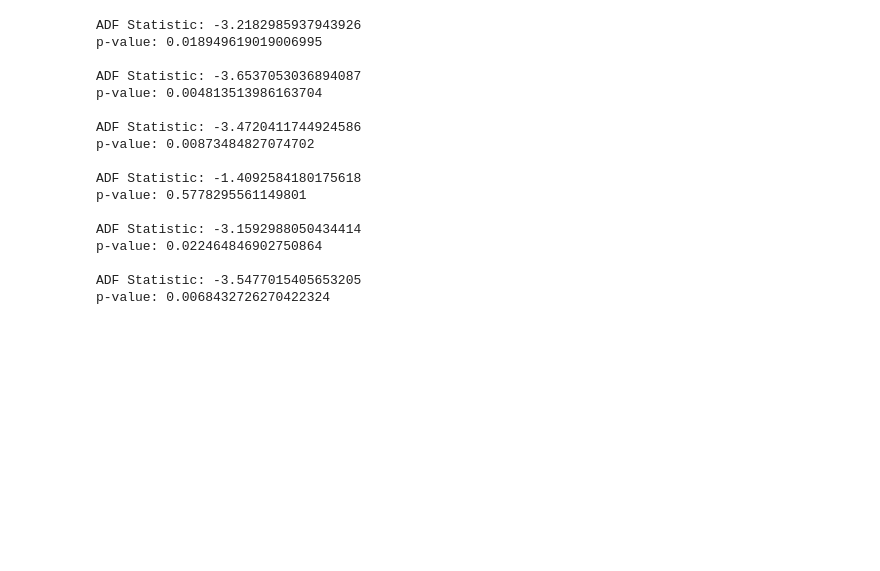
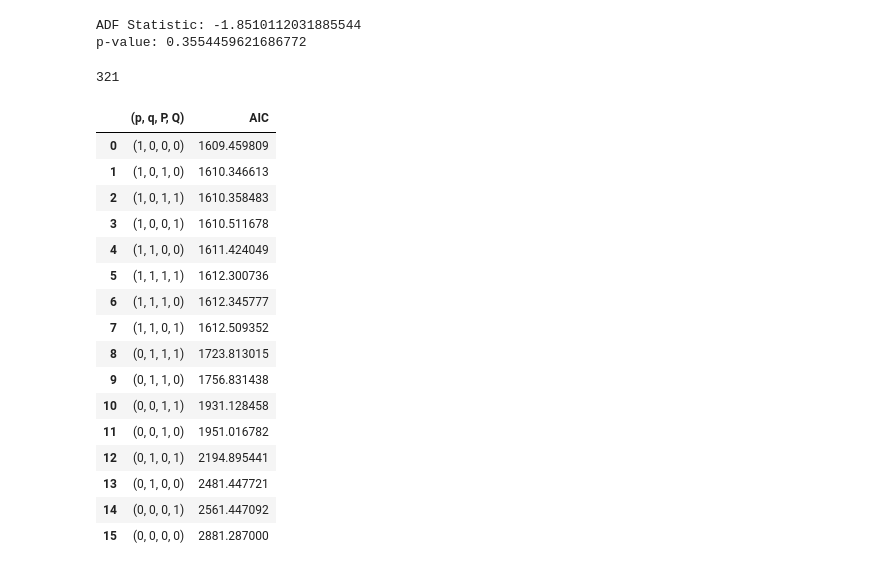
Before and after one commit to kiat/tx-soil-moisture, a Jupyter notebook: notebook/Tair-SARIMA-Model(Unfinished).ipynb, the cells around one changed output. Saved outputs shown, nothing was run; the diff lists cells and outputs as text; code cells hidden in the pictures; blank space fills up the shorter version.

```diff
--- a/notebook/Tair-SARIMA-Model(Unfinished).ipynb
+++ b/notebook/Tair-SARIMA-Model(Unfinished).ipynb
@@ -136,36 +206,30 @@ for station in stations:
 # %%
 # stationarity test for stations
-for station in stations:
-    ad_fuller_result = adfuller(station)
+sample_feature_dfs = feature_dfs
+for feat in sample_feature_dfs.keys():
+    sample_feature_dfs[feat]
+    ad_fuller_result = adfuller(update_df_Tair)
 
     print(f'ADF Statistic: {ad_fuller_result[0]}')
     print(f'p-value: {ad_fuller_result[1]}\n')
 # %% [output]
-ADF Statistic: -3.2182985937943926
-p-value: 0.018949619019006995
-
-ADF Statistic: -3.6537053036894087
-p-value: 0.004813513986163704
-
-ADF Statistic: -3.4720411744924586
-p-value: 0.00873484827074702
-
-ADF Statistic: -1.4092584180175618
-p-value: 0.5778295561149801
-
-ADF Statistic: -3.1592988050434414
-p-value: 0.022464846902750864
-
-ADF Statistic: -3.5477015405653205
-p-value: 0.0068432726270422324
+ADF Statistic: -1.8510112031885544
+p-value: 0.3554459621686772
 # %%
-train_list=[]
-test_list=[]
+# Train/Test Split
 
-# Train/Test Split
-for station in stations:
-    train_list.append(station[:'2015-10-17 23:00'])
-    test_list.append(station['2015-10-17 23:00':])
+# getting train and test data from our sampled, shorter dataframes
+sample_feature_dfs
+train = {}
+test = {}
+for feat in sample_feature_dfs.keys():
+    train[feat] = sample_feature_dfs[feat][:'2015-11-17 23:00']
+    test[feat] = sample_feature_dfs[feat]['2015-11-17 23:00':]
+
+len(train['Tair'])
+len(test['Tair'])
+# %% [output]
+321
 # %%
 # Defining optimize_SARIMAX function
 from typing import Union
@@ -212,10 +276,30 @@ d=0
 D=0
 s=12
 # %%
-SARIMA_result_df_list=[]
+
 
 # Find the (p, d, q) (P, D, Q)m comination with the lowest AIC
-for i, train in enumerate(train_list):
-    SARIMA_result_df_list.append(optimize_SARIMAX(train, None, order_list, d, D, s))
+SARIMA_result = {}
+for feat in sample_feature_dfs.keys():
+    SARIMA_result[feat] = (optimize_SARIMAX(train[feat], None, order_list, d, D, s))
+SARIMA_result['Tair']
+# %% [output]
+|  | (p, q, P, Q) | AIC |
+| 0 | (1, 0, 0, 0) | 1609.459809 |
+| 1 | (1, 0, 1, 0) | 1610.346613 |
+| 2 | (1, 0, 1, 1) | 1610.358483 |
+| 3 | (1, 0, 0, 1) | 1610.511678 |
+| 4 | (1, 1, 0, 0) | 1611.424049 |
+| 5 | (1, 1, 1, 1) | 1612.300736 |
+| 6 | (1, 1, 1, 0) | 1612.345777 |
+| 7 | (1, 1, 0, 1) | 1612.509352 |
+| 8 | (0, 1, 1, 1) | 1723.813015 |
+| 9 | (0, 1, 1, 0) | 1756.831438 |
+| 10 | (0, 0, 1, 1) | 1931.128458 |
+| 11 | (0, 0, 1, 0) | 1951.016782 |
+| 12 | (0, 1, 0, 1) | 2194.895441 |
+| 13 | (0, 1, 0, 0) | 2481.447721 |
+| 14 | (0, 0, 0, 1) | 2561.447092 |
+| 15 | (0, 0, 0, 0) | 2881.287000 |
 # %%
 optimal_parameters=[]
```
Also changed, not shown: parts of 26 cells of this notebook.
